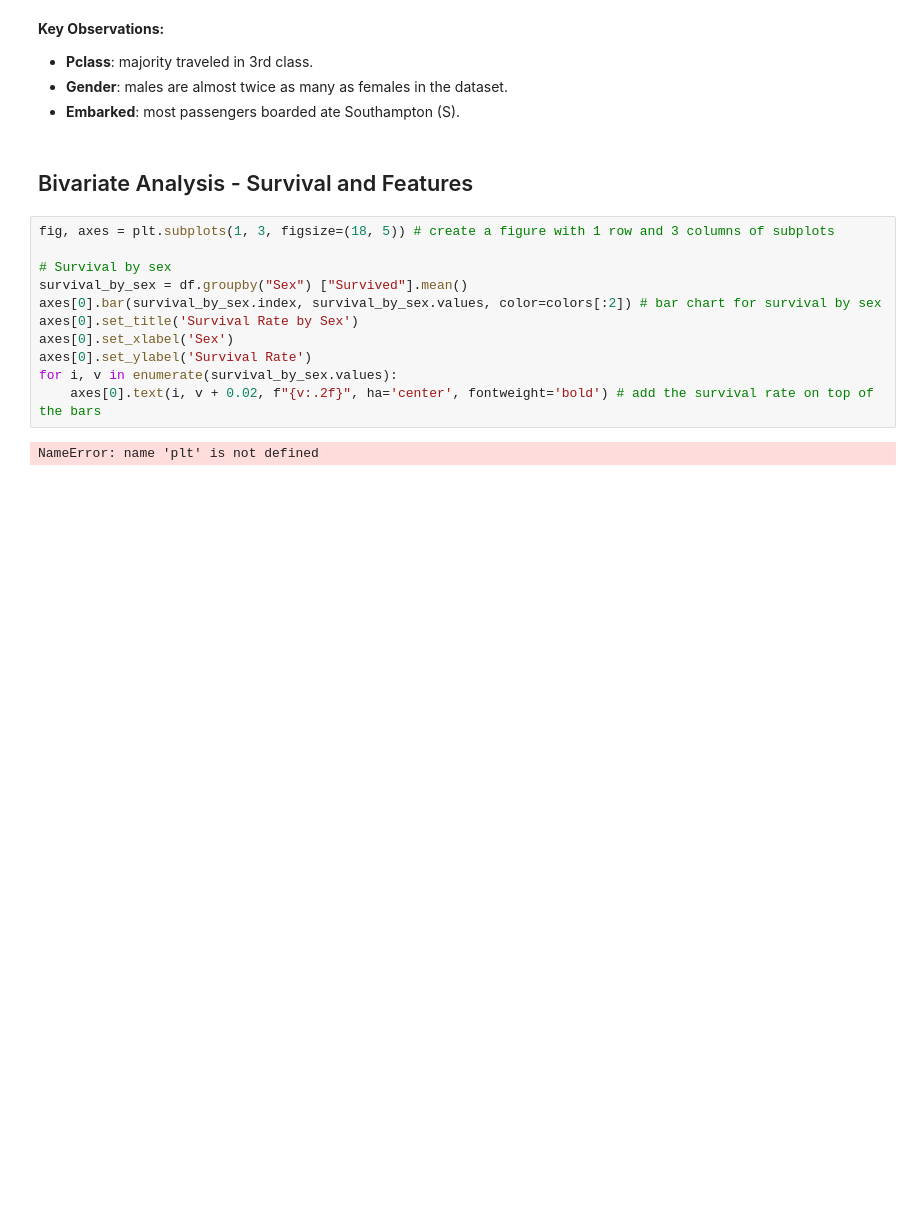
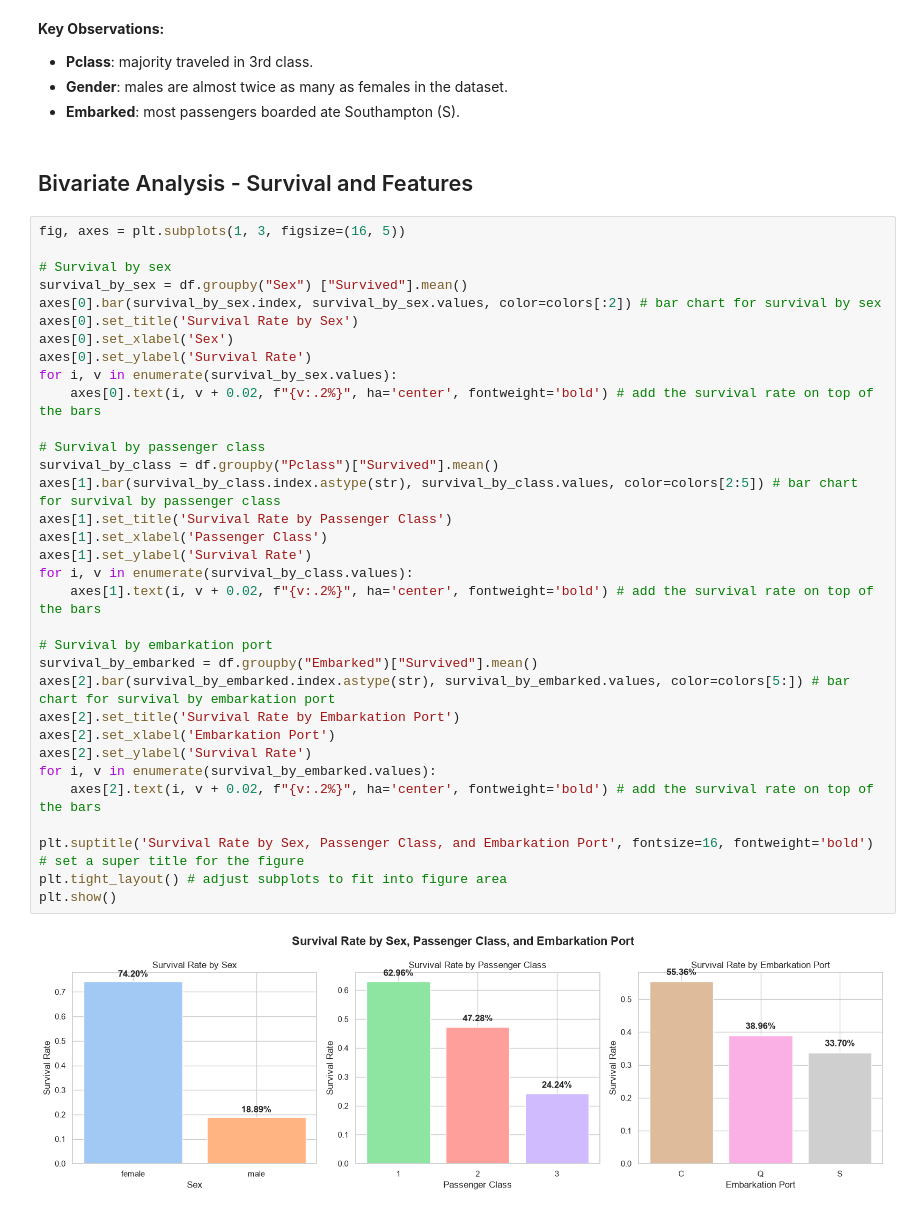
Before and after one commit to marygou/Titanic-Survival-Prediction, a Jupyter notebook: notebooks/01_eda.ipynb, the cells around one changed output. Saved outputs shown, nothing was run; the diff lists cells and outputs as text; blank space fills up the shorter version.

Commit message:
feat: bivariate analysis, survival by sex, pclass and embarked

```diff
--- a/notebooks/01_eda.ipynb
+++ b/notebooks/01_eda.ipynb
@@ -280,15 +280,37 @@ plt.show() # display the plots
 # %% [markdown]
 ## Bivariate Analysis - Survival and Features
 # %%
-fig, axes = plt.subplots(1, 3, figsize=(18, 5)) # create a figure with 1 row and 3 columns of subplots
+fig, axes = plt.subplots(1, 3, figsize=(16, 5))
 
 # Survival by sex
 survival_by_sex = df.groupby("Sex") ["Survived"].mean()
 axes[0].bar(survival_by_sex.index, survival_by_sex.values, color=colors[:2]) # bar chart for survival by sex
 axes[0].set_title('Survival Rate by Sex')
 axes[0].set_xlabel('Sex')
 axes[0].set_ylabel('Survival Rate')
 for i, v in enumerate(survival_by_sex.values):
-    axes[0].text(i, v + 0.02, f"{v:.2f}", ha='center', fontweight='bold') # add the survival rate on top of the bars
+    axes[0].text(i, v + 0.02, f"{v:.2%}", ha='center', fontweight='bold') # add the survival rate on top of the bars
+
+# Survival by passenger class
+survival_by_class = df.groupby("Pclass")["Survived"].mean()
+axes[1].bar(survival_by_class.index.astype(str), survival_by_class.values, color=colors[2:5]) # bar chart for survival by passenger class
+axes[1].set_title('Survival Rate by Passenger Class')
+axes[1].set_xlabel('Passenger Class')
+axes[1].set_ylabel('Survival Rate')
+for i, v in enumerate(survival_by_class.values):
+    axes[1].text(i, v + 0.02, f"{v:.2%}", ha='center', fontweight='bold') # add the survival rate on top of the bars
+
+# Survival by embarkation port
+survival_by_embarked = df.groupby("Embarked")["Survived"].mean()
+axes[2].bar(survival_by_embarked.index.astype(str), survival_by_embarked.values, color=colors[5:]) # bar chart for survival by embarkation port
+axes[2].set_title('Survival Rate by Embarkation Port')
+axes[2].set_xlabel('Embarkation Port')
+axes[2].set_ylabel('Survival Rate')
+for i, v in enumerate(survival_by_embarked.values):
+    axes[2].text(i, v + 0.02, f"{v:.2%}", ha='center', fontweight='bold') # add the survival rate on top of the bars
+
+plt.suptitle('Survival Rate by Sex, Passenger Class, and Embarkation Port', fontsize=16, fontweight='bold') # set a super title for the figure
+plt.tight_layout() # adjust subplots to fit into figure area
+plt.show()
 # %% [output]
-NameError: name 'plt' is not defined
+[figure, added]
```
